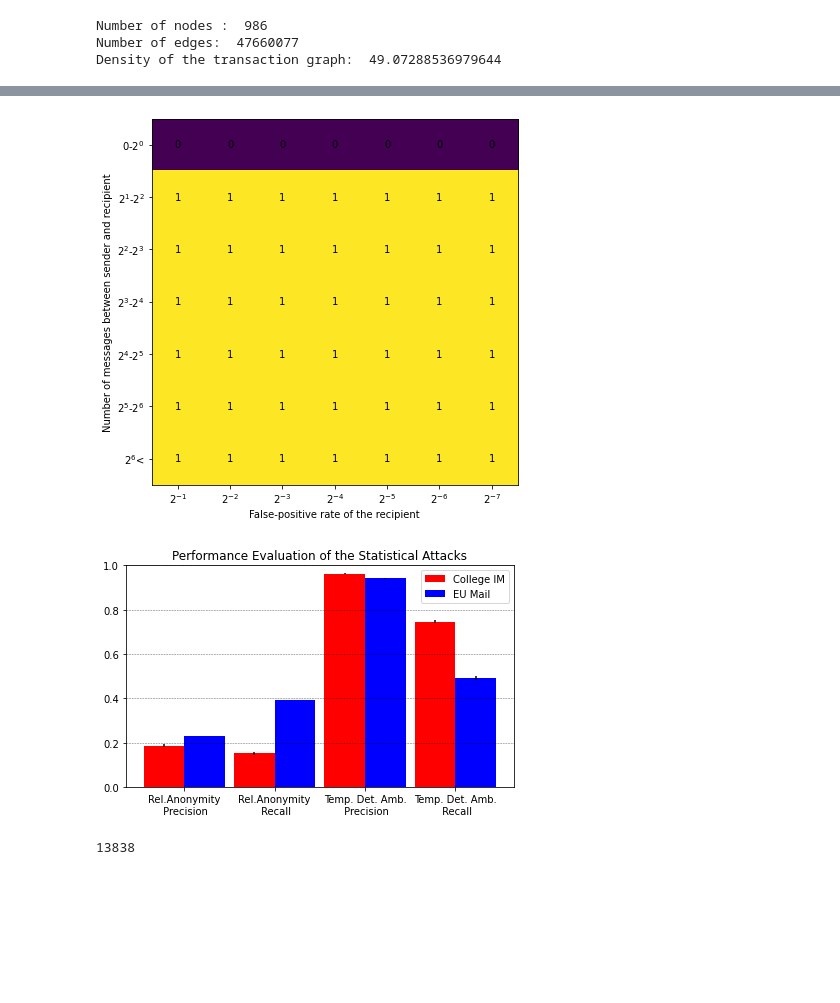
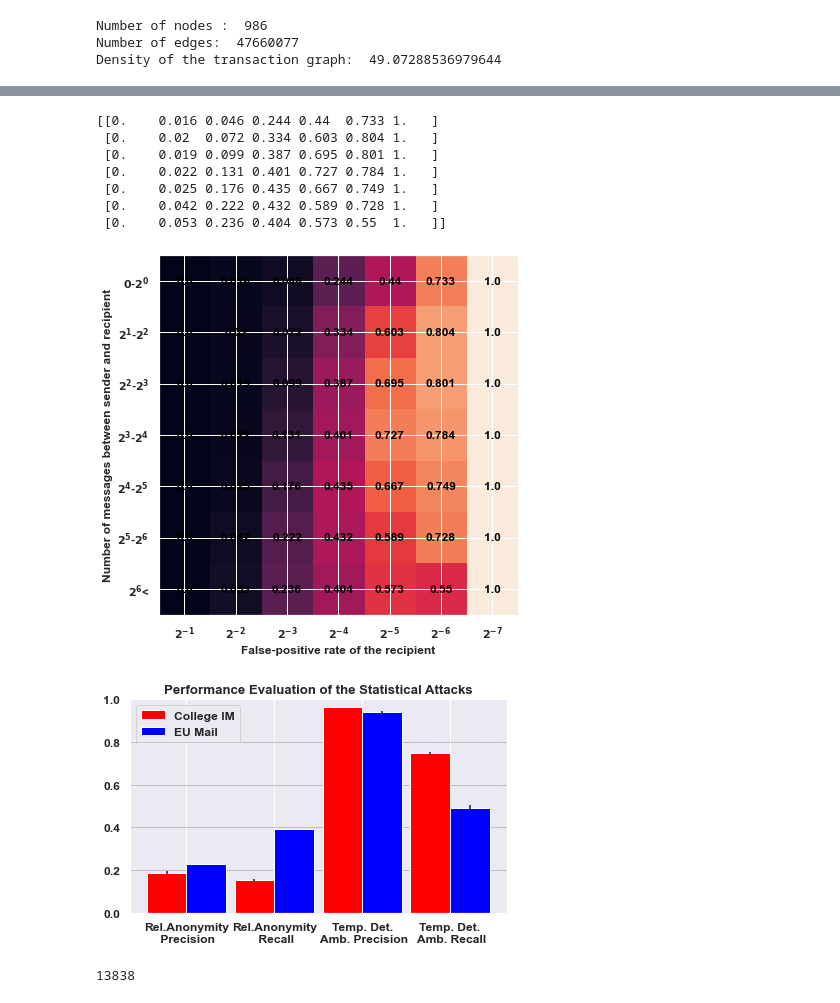
Before and after one commit to seresistvanandras/FMD-analysis, a Jupyter notebook: src/Analyser.ipynb, the cells around one changed output, grey strips where cells are left out. Saved outputs shown, nothing was run; the diff lists cells and outputs as text; code cells hidden in the pictures; blank space fills up the shorter version.

Commit message:
Updated figures

```diff
--- a/src/Analyser.ipynb
+++ b/src/Analyser.ipynb
@@ -223,7 +226,8 @@ plt.show()
 ## Relationship Anonymity
 noOfSentMessages=[100,250,500,1000,2500,5000,10000] ##out(s) in the paper
 incomingMsgsFromS = np.arange(1,1000) ##tag_s(v) in the paper
-falsePositives = [0.1,0.2,0.3,0.4,0.5,0.6,0.7,0.8,0.9]
+#falsePositives = [i*0.1 for i in range(1,10)]
+falsePositives = [2**(-i) for i in range(9,0,-1)]
 detectableMsgs = np.zeros((len(noOfSentMessages),len(falsePositives)))
 for p in falsePositives:
     for allSent in noOfSentMessages:
@@ -269,7 +280,8 @@ plt.show()
 ## Relationship Anonymity vol. 2.
 noOfSentMessages=[10,15,20,25,30] ##out(s) in the paper
 incomingMsgsFromS = np.arange(1,30) ##tag_s(v) in the paper
-falsePositives = [0.1,0.2,0.3,0.4,0.5, 0.6, 0.7, 0.8, 0.9]
+falsePositives = [2**(-i) for i in range(9,0,-1)]
+#falsePositives = [i*0.1 for i in range(1,10)]
 detectableMsgs = np.zeros((len(noOfSentMessages),len(falsePositives))) #advantage of the sender unlinkability adversary
 for p in falsePositives:
     for allSent in noOfSentMessages:
@@ -299,13 +311,19 @@ y_axis_labels = ["$30$","$25$","$20$","$15$","$10$"]
 y_axis_labels.reverse()
 ##x_axis_labels = [2**(i+1) for i in range(0,19)]
 #y_axis_labels = [math.pow(2,-(i)) for i in range(1,10)]
-x_axis_labels = ["$0.1$", "$0.2$", "$0.3$", "$0.4$", "$0.5$", "$0.6$", "$0.7$", "$0.8$","$0.9$"]
+x_axis_labels = ["$2^{-9}$", "$2^{-8}$", "$2^{-7}$", "$2^{-6}$", "$2^{-5}$", "$2^{-4}$", "$2^{-3}$", "$2^{-2}$", "$2^{-1}$"]
+#x_axis_labels = ["$0.1$", "$0.2$", "$0.3$", "$0.4$", "$0.5$", "$0.6$", "$0.7$", "$0.8$","$0.9$"]
+font = {'family' : 'serif',
+        'weight' : 'bold',
+        'size'   : 10}
+plt.rc('font', **font) #set the font style created
+sns.set(font_scale=1.1)
 ax = sns.heatmap(detectableMsgs,annot=True, mask=detectableMsgs < 1,xticklabels=x_axis_labels, yticklabels = y_axis_labels, cbar_kws={'label': 'Messages from sender to recipient'})
 plt.xticks(rotation = 45)
 plt.yticks(rotation = 0)
 #ax.set_title('No. of messages from a sender to a recipient \n breaking relationship anonymity for $out(s)<=30$')
-plt.xlabel("Recipient's false-positive rate")
-plt.ylabel("Sender's sent messages")
+plt.xlabel("Recipient's false-positive rate", fontweight='bold')
+plt.ylabel("Sender's sent messages", fontweight='bold')
 plt.tight_layout()
 plt.savefig("relationshipAnonymity2.pdf")
 plt.show()
@@ -531,10 +527,11 @@ print(recall)
   1.        ]]
 # %%
 #recall = TP/(TP+FN)
-recall = Precision
-recall = np.delete(recall,-1,axis=1)
+#recall = Precision
+#recall = np.delete(recall,-1,axis=1)
 recall = np.transpose(recall)
 recall = np.round(recall,3)
+print(recall)
 size = 7
 # Limits for the extent
 x_start = 0.0
@@ -542,37 +539,50 @@ x_end = 7
 y_start = 0.0
 y_end = 7
 
 fig = plt.figure(figsize=(6, 6))
 ax = fig.add_subplot(111)
 #ax.set_title('Recall')
 ax.set_aspect('equal')
 # Add the text
 jump_x = (x_end - x_start) / (2.0 * size)-0.5
 jump_y = (y_end - y_start) / (2.0 * size)-0.5
 x_positions = np.linspace(start=x_start, stop=x_end, num=size, endpoint=False)
 y_positions = np.linspace(start=y_start, stop=y_end, num=size, endpoint=False)
 
 for y_index, y in enumerate(y_positions):
     for x_index, x in enumerate(x_positions):
         label = recall[y_index, x_index]
         text_x = x + jump_x
         text_y = y + jump_y
         ax.text(text_x, text_y, label, color='black', ha='center', va='center')
 
 y_axis_labels = ["$2^{0}$-$2^{1}$","$0$-$2^{0}$","$2^{1}$-$2^{2}$","$2^{2}$-$2^{3}$","$2^{3}$-$2^{4}$","$2^{4}$-$2^{5}$","$2^{5}$-$2^{6}$","$2^{6}$<"]
 x_axis_labels = ["$2^{0}$","$2^{-1}$", "$2^{-2}$", "$2^{-3}$", "$2^{-4}$", "$2^{-5}$", "$2^{-6}$", "$2^{-7}$"]
 
+font = {'family' : 'normal',
+        'weight' : 'bold',
+        'size'   : 10}
+
+plt.rc('font', **font)
+
 plt.imshow(recall)
 ax.set_xticklabels(x_axis_labels)
 ax.set_yticklabels(y_axis_labels)
-plt.xlabel("False-positive rate of the recipient")
-plt.ylabel("Number of messages between sender and recipient")
+plt.xlabel("False-positive rate of the recipient", fontweight='bold')
+plt.ylabel("Number of messages between sender and recipient", fontweight='bold')
 #plt.title("College IM")
 plt.tight_layout()
-plt.savefig("precisionGranularCollegeIM.pdf")
+plt.savefig("recallGranularEvalCollege.pdf")
 plt.show()
 # %% [output]
+[[0.    0.016 0.046 0.244 0.44  0.733 1.   ]
+ [0.    0.02  0.072 0.334 0.603 0.804 1.   ]
+ [0.    0.019 0.099 0.387 0.695 0.801 1.   ]
+ [0.    0.022 0.131 0.401 0.727 0.784 1.   ]
+ [0.    0.025 0.176 0.435 0.667 0.749 1.   ]
+ [0.    0.042 0.222 0.432 0.589 0.728 1.   ]
+ [0.    0.053 0.236 0.404 0.573 0.55  1.   ]]
-[figure, old version]
+[figure, new version]
 # %%
 ## College results
 ## Precision: 0.1692057942057942
@@ -646,7 +656,7 @@ euMsgDeniabilityPrecisionsStd = np.std(euMsgDeniabilityPrecisions)
 euMsgDeniabilityRecallsStd = np.std(euMsgDeniabilityRecalls)
 
 length = 4
-x_labels = ['Rel.Anonymity\n Precision', 'Rel.Anonymity\n Recall', 'Temp. Det. Amb.\n Precision','Temp. Det. Amb.\n Recall']
+x_labels = ['Rel.Anonymity\n Precision', 'Rel.Anonymity\n Recall', 'Temp. Det.\n Amb. Precision','Temp. Det.\n Amb. Recall']
 
 # Set plot parameters
 fig, ax = plt.subplots()
@@ -665,7 +675,7 @@ ax.set_xticks(x + width/2)
 ax.set_xticklabels(x_labels)
 ax.yaxis.grid(True)
 #ax.set_xlabel('Scenario')
-ax.set_title('Performance Evaluation of the Statistical Attacks')
+ax.set_title('Performance Evaluation of the Statistical Attacks', fontweight='bold')
 ax.legend()
 plt.grid(True, 'major', 'y', ls='--', lw=.5, c='k', alpha=.6)
 
@@ -673,7 +683,7 @@ fig.tight_layout()
 plt.savefig('evaluation.pdf')
 plt.show()
 # %% [output]
-[figure, old version]
+[figure, new version]
 # %%
 H = nx.Graph(G)
 print(len(list(H.edges)))
```
Also changed, not shown: parts of 13 cells of this notebook, 8 other files.
